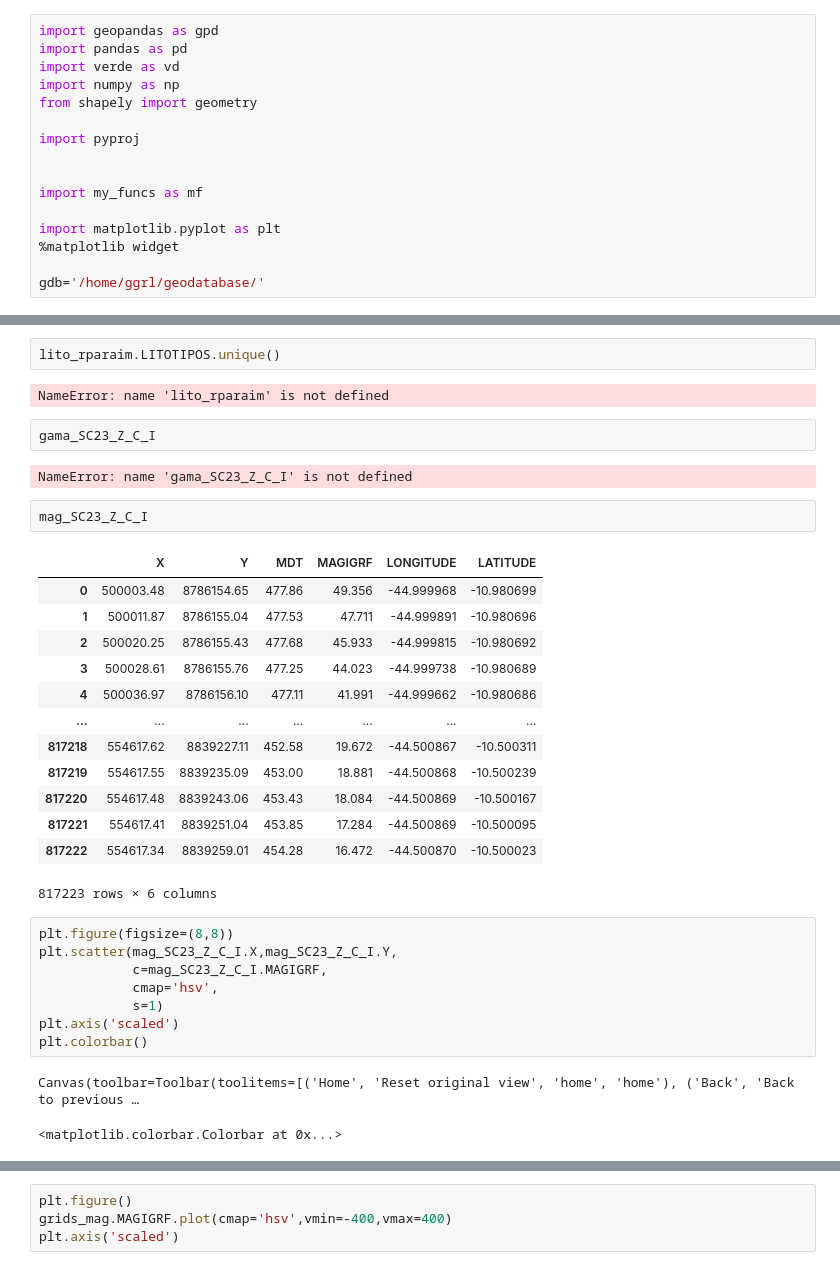
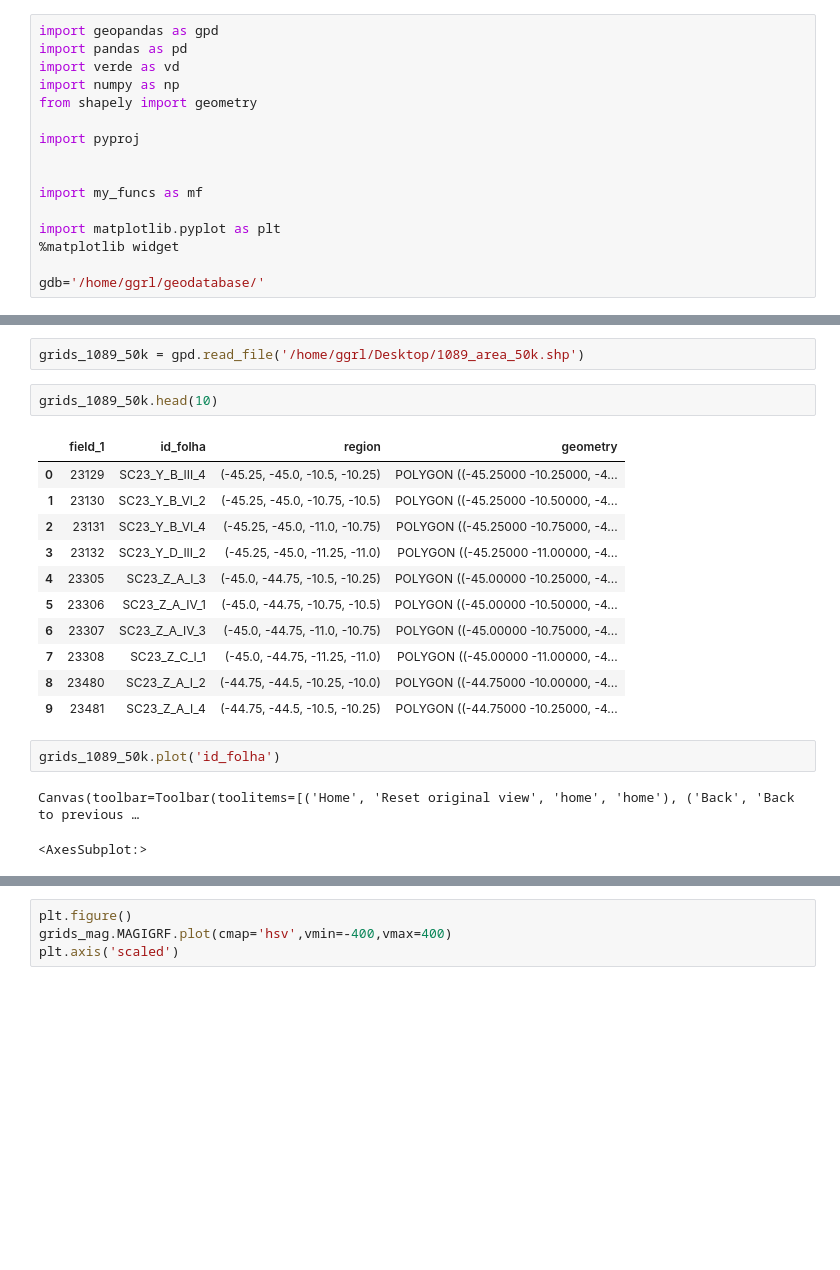
Before and after one commit to Gabriel-Goes/mapeamento_litologico_preditivo, a Jupyter notebook: sources/scripts/preprocess.ipynb, the cells around one changed output, grey strips where cells are left out. Drawn from its saved outputs; the diff is of its cells as text; blank space fills up the shorter version.

Commit message:
automação da interpolação em fase inicial. Teste com grids do Aerolevantamento-1089

```diff
--- a/sources/scripts/preprocess.ipynb
+++ b/sources/scripts/preprocess.ipynb
@@ -81,36 +25,22 @@ array(['N1dl', 'NP1rp3', 'NP1rp2q', 'PP2cmv', 'PP2com', 'PP2cpg', 'Q2a',
-# %%
-lito_rparaim.LITOTIPOS.unique()
-# %% [output]
-NameError: name 'lito_rparaim' is not defined
-# %%
-gama_SC23_Z_C_I
-# %% [output]
-NameError: name 'gama_SC23_Z_C_I' is not defined
-# %%
-mag_SC23_Z_C_I
-# %% [output]
-|  | X | Y | MDT | MAGIGRF | LONGITUDE | LATITUDE |
-| 0 | 500003.48 | 8786154.65 | 477.86 | 49.356 | -44.999968 | -10.980699 |
-| 1 | 500011.87 | 8786155.04 | 477.53 | 47.711 | -44.999891 | -10.980696 |
-| 2 | 500020.25 | 8786155.43 | 477.68 | 45.933 | -44.999815 | -10.980692 |
-| 3 | 500028.61 | 8786155.76 | 477.25 | 44.023 | -44.999738 | -10.980689 |
-| 4 | 500036.97 | 8786156.10 | 477.11 | 41.991 | -44.999662 | -10.980686 |
-| ... | ... | ... | ... | ... | ... | ... |
-| 817218 | 554617.62 | 8839227.11 | 452.58 | 19.672 | -44.500867 | -10.500311 |
-| 817219 | 554617.55 | 8839235.09 | 453.00 | 18.881 | -44.500868 | -10.500239 |
-| 817220 | 554617.48 | 8839243.06 | 453.43 | 18.084 | -44.500869 | -10.500167 |
-| 817221 | 554617.41 | 8839251.04 | 453.85 | 17.284 | -44.500869 | -10.500095 |
-| 817222 | 554617.34 | 8839259.01 | 454.28 | 16.472 | -44.500870 | -10.500023 |
-817223 rows × 6 columns
-# %%
-plt.figure(figsize=(8,8))
-plt.scatter(mag_SC23_Z_C_I.X,mag_SC23_Z_C_I.Y,
-            c=mag_SC23_Z_C_I.MAGIGRF,
-            cmap='hsv',
-            s=1)
-plt.axis('scaled')
-plt.colorbar()
-# %% [output]
-Canvas(toolbar=Toolbar(toolitems=[('Home', 'Reset original view', 'home', 'home'), ('Back', 'Back to previous …
-<matplotlib.colorbar.Colorbar at 0x...>
+# %%
+grids_1089_50k = gpd.read_file('/home/ggrl/Desktop/1089_area_50k.shp')
+# %%
+grids_1089_50k.head(10)
+# %% [output]
+|  | field_1 | id_folha | region | geometry |
+| 0 | 23129 | SC23_Y_B_III_4 | (-45.25, -45.0, -10.5, -10.25) | POLYGON ((-45.25000 -10.25000, -4... |
+| 1 | 23130 | SC23_Y_B_VI_2 | (-45.25, -45.0, -10.75, -10.5) | POLYGON ((-45.25000 -10.50000, -4... |
+| 2 | 23131 | SC23_Y_B_VI_4 | (-45.25, -45.0, -11.0, -10.75) | POLYGON ((-45.25000 -10.75000, -4... |
+| 3 | 23132 | SC23_Y_D_III_2 | (-45.25, -45.0, -11.25, -11.0) | POLYGON ((-45.25000 -11.00000, -4... |
+| 4 | 23305 | SC23_Z_A_I_3 | (-45.0, -44.75, -10.5, -10.25) | POLYGON ((-45.00000 -10.25000, -4... |
+| 5 | 23306 | SC23_Z_A_IV_1 | (-45.0, -44.75, -10.75, -10.5) | POLYGON ((-45.00000 -10.50000, -4... |
+| 6 | 23307 | SC23_Z_A_IV_3 | (-45.0, -44.75, -11.0, -10.75) | POLYGON ((-45.00000 -10.75000, -4... |
+| 7 | 23308 | SC23_Z_C_I_1 | (-45.0, -44.75, -11.25, -11.0) | POLYGON ((-45.00000 -11.00000, -4... |
+| 8 | 23480 | SC23_Z_A_I_2 | (-44.75, -44.5, -10.25, -10.0) | POLYGON ((-44.75000 -10.00000, -4... |
+| 9 | 23481 | SC23_Z_A_I_4 | (-44.75, -44.5, -10.5, -10.25) | POLYGON ((-44.75000 -10.25000, -4... |
+# %%
+grids_1089_50k.plot('id_folha')
+# %% [output]
+Canvas(toolbar=Toolbar(toolitems=[('Home', 'Reset original view', 'home', 'home'), ('Back', 'Back to previous …
+<AxesSubplot:>
 # %%
```
Also changed, not shown: parts of 13 cells of this notebook, 19 other files.
